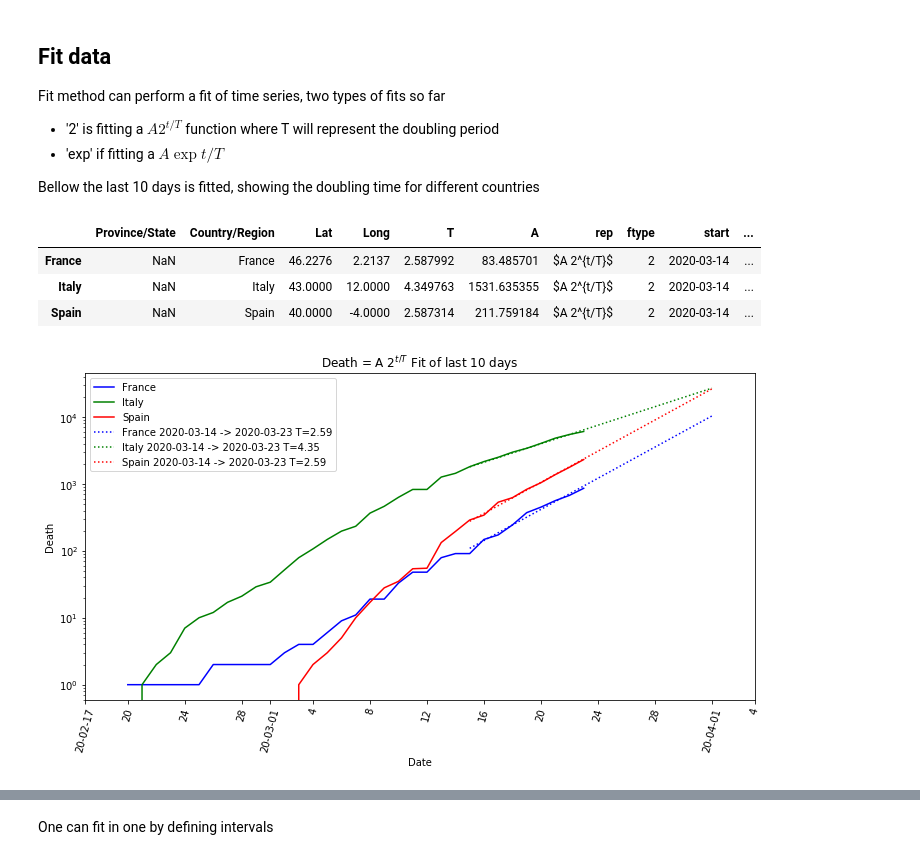
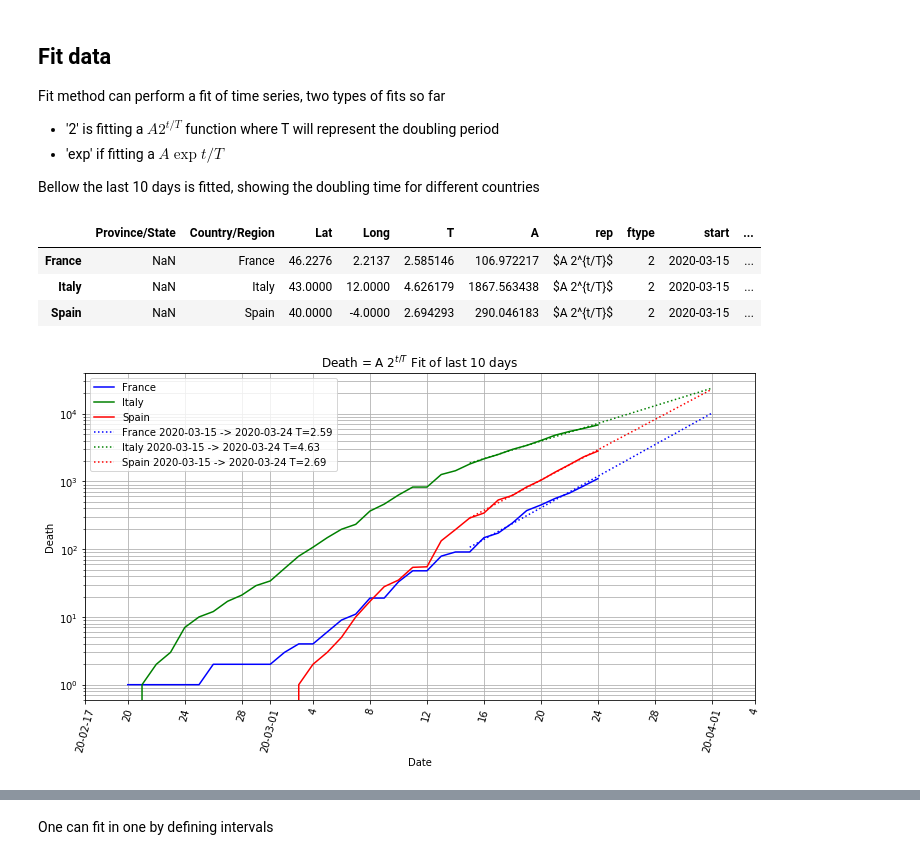
Before and after one commit to SylvainGuieu/corona, a Jupyter notebook: corona.ipynb, the cells around one changed output, grey strips where cells are left out. Drawn from its saved outputs; the diff is of its cells as text; code cells hidden in the pictures.

Commit message:
alignment of api function and class + plot update

```diff
--- a/corona.ipynb
+++ b/corona.ipynb
@@ -207,17 +207,18 @@ Bellow the last 10 days is fitted, showing the doubling time for different count
 # %%
 subset = death.subset(['France', 'Italy', 'Spain'], start="2020-02-20")
 fit_result = subset.subset(start=-10).fit('2') # fit the last 10 days
 
 axes = subset.plot()
 fit_result.plot_model( ("2020-03-15", "2020-04-01"), axes=axes)
 axes.set(yscale='log', xlabel="Date", ylabel="Death", title = "Death = A $2^{t/T}$ Fit of last 10 days")
+axes.grid( which='both')
 fit_result
 # %% [output]
 |  | Province/State | Country/Region | Lat | Long | T | A | rep | ftype | start | ... |
-| France | NaN | France | 46.2276 | 2.2137 | 2.587992 | 83.485701 | $A 2^{t/T}$ | 2 | 2020-03-14 | ... |
-| Italy | NaN | Italy | 43.0000 | 12.0000 | 4.349763 | 1531.635355 | $A 2^{t/T}$ | 2 | 2020-03-14 | ... |
-| Spain | NaN | Spain | 40.0000 | -4.0000 | 2.587314 | 211.759184 | $A 2^{t/T}$ | 2 | 2020-03-14 | ... |
+| France | NaN | France | 46.2276 | 2.2137 | 2.585146 | 106.972217 | $A 2^{t/T}$ | 2 | 2020-03-15 | ... |
+| Italy | NaN | Italy | 43.0000 | 12.0000 | 4.626179 | 1867.563438 | $A 2^{t/T}$ | 2 | 2020-03-15 | ... |
+| Spain | NaN | Spain | 40.0000 | -4.0000 | 2.694293 | 290.046183 | $A 2^{t/T}$ | 2 | 2020-03-15 | ... |
-[figure, old version]
+[figure, new version]
 # %%
 subset = death.subset(['France', 'Italy', 'Spain', 'Hubei'])
 s, e, c = 6,13, 20
```
Also changed, not shown: parts of 19 cells of this notebook, 10 other files.
